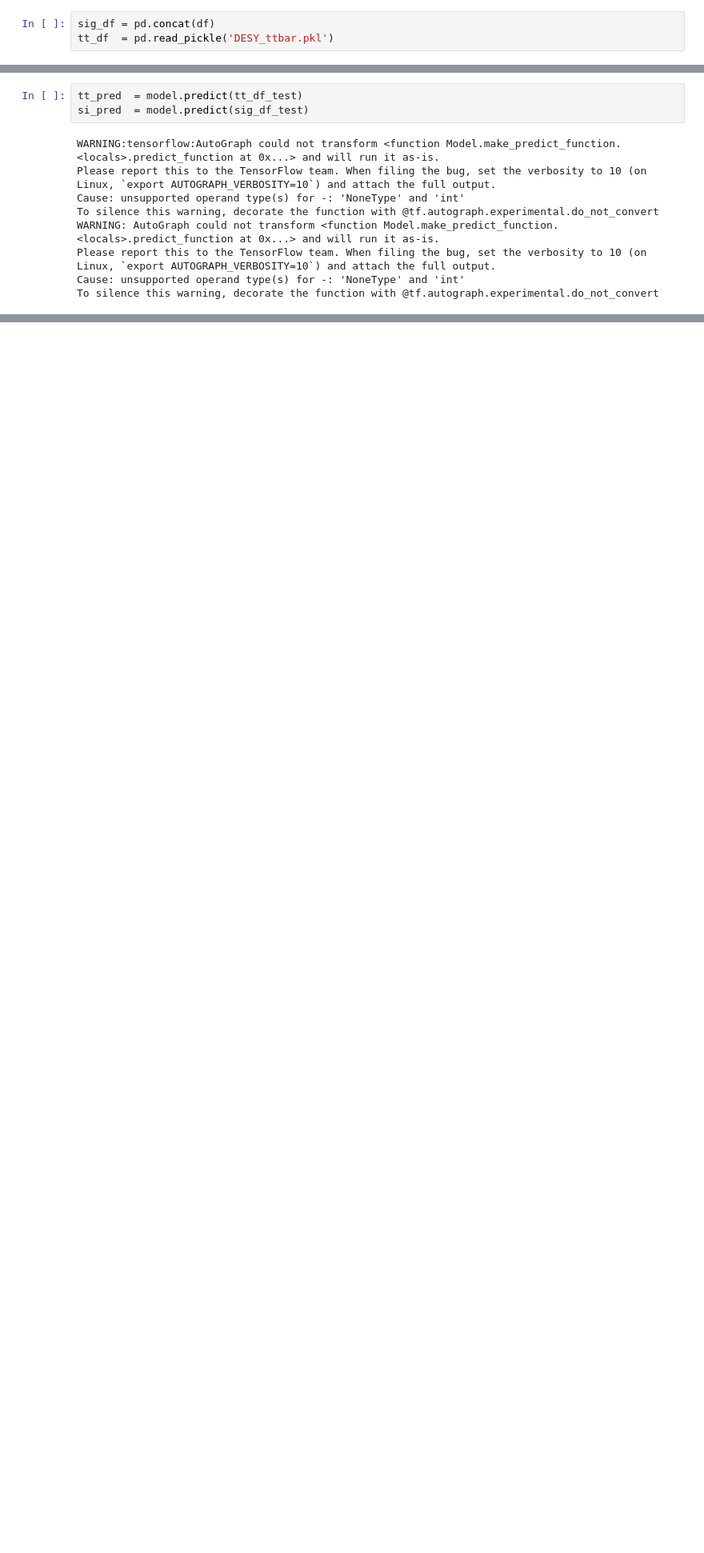
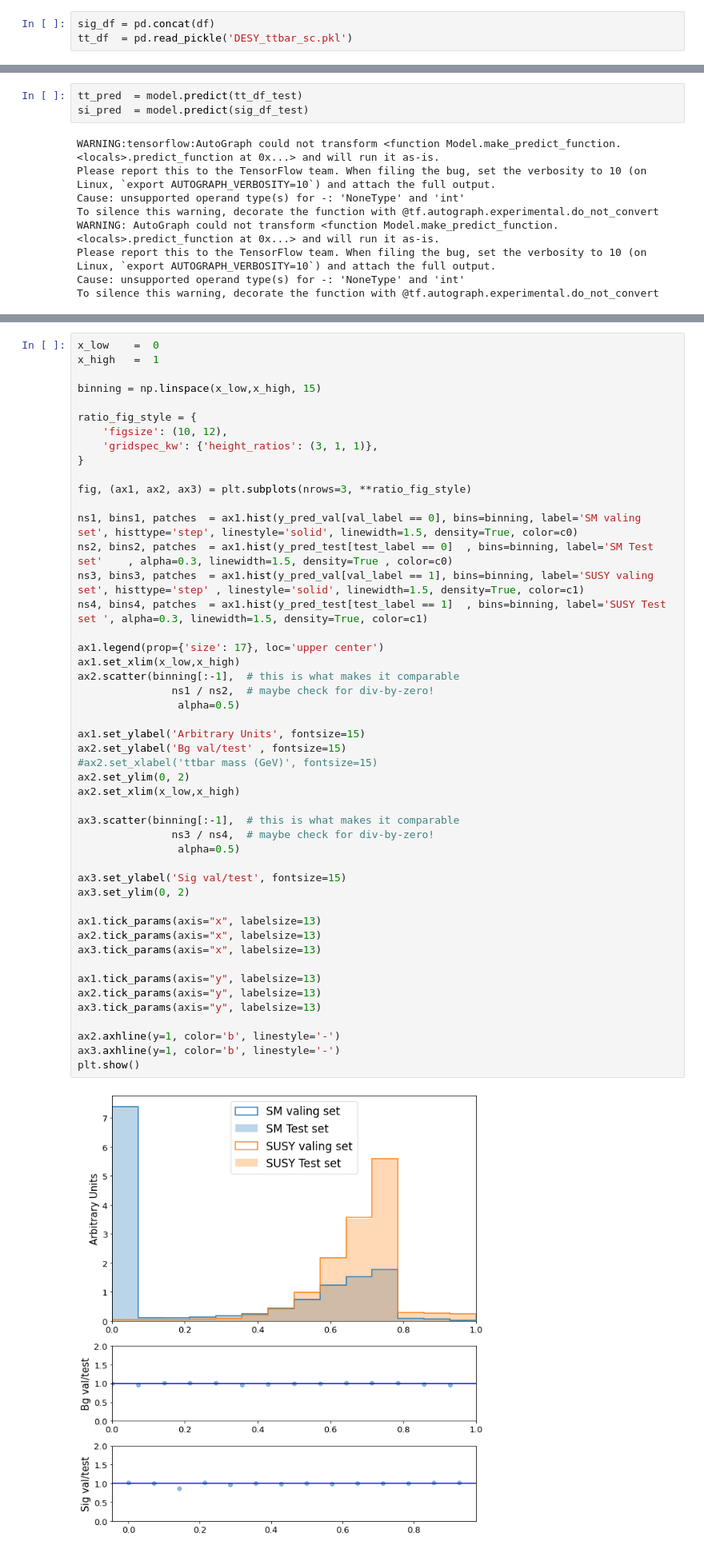
Before and after one commit to jthiema/Top-Quark-Spin-Correlations, a Jupyter notebook: Parametrized_DNN/SUSY all pkls 3 way split.ipynb, the cells around one changed output, grey strips where cells are left out. Shown at 80% size. Saved outputs shown, nothing was run; the diff lists cells and outputs as text; blank space fills up the shorter version.

```diff
--- a/Parametrized_DNN/SUSY all pkls 3 way split.ipynb
+++ b/Parametrized_DNN/SUSY all pkls 3 way split.ipynb
@@ -22,4 +22,4 @@ for i, line in zip(range(75), lines) :
     df.append(pd.read_pickle('Pkl_files/' + str(line)))
 # %%
 sig_df = pd.concat(df)
-tt_df  = pd.read_pickle('DESY_ttbar.pkl')
+tt_df  = pd.read_pickle('DESY_ttbar_sc.pkl')
@@ -294,3 +360,53 @@ plt.legend(loc='best', fontsize=15)
+# %%
+x_low    =  0
+x_high   =  1
+
+binning = np.linspace(x_low,x_high, 15)
+
+ratio_fig_style = {
+    'figsize': (10, 12),
+    'gridspec_kw': {'height_ratios': (3, 1, 1)},
+}
+
+fig, (ax1, ax2, ax3) = plt.subplots(nrows=3, **ratio_fig_style)
+
+ns1, bins1, patches  = ax1.hist(y_pred_val[val_label == 0], bins=binning, label='SM valing set', histtype='step', linestyle='solid', linewidth=1.5, density=True, color=c0)
+ns2, bins2, patches  = ax1.hist(y_pred_test[test_label == 0]  , bins=binning, label='SM Test set'    , alpha=0.3, linewidth=1.5, density=True , color=c0)
+ns3, bins3, patches  = ax1.hist(y_pred_val[val_label == 1], bins=binning, label='SUSY valing set', histtype='step' , linestyle='solid', linewidth=1.5, density=True, color=c1)
+ns4, bins4, patches  = ax1.hist(y_pred_test[test_label == 1]  , bins=binning, label='SUSY Test set ', alpha=0.3, linewidth=1.5, density=True, color=c1)
+
+ax1.legend(prop={'size': 17}, loc='upper center')
+ax1.set_xlim(x_low,x_high)
+ax2.scatter(binning[:-1],  # this is what makes it comparable
+               ns1 / ns2,  # maybe check for div-by-zero!
+                alpha=0.5)
+
+ax1.set_ylabel('Arbitrary Units', fontsize=15)
+ax2.set_ylabel('Bg val/test' , fontsize=15)
+#ax2.set_xlabel('ttbar mass (GeV)', fontsize=15)
+ax2.set_ylim(0, 2)
+ax2.set_xlim(x_low,x_high)
+
+ax3.scatter(binning[:-1],  # this is what makes it comparable
+               ns3 / ns4,  # maybe check for div-by-zero!
+                alpha=0.5)
+
+ax3.set_ylabel('Sig val/test', fontsize=15)
+ax3.set_ylim(0, 2)
+
+ax1.tick_params(axis="x", labelsize=13)
+ax2.tick_params(axis="x", labelsize=13)
+ax3.tick_params(axis="x", labelsize=13)
+
+ax1.tick_params(axis="y", labelsize=13)
+ax2.tick_params(axis="y", labelsize=13)
+ax3.tick_params(axis="y", labelsize=13)
+
+ax2.axhline(y=1, color='b', linestyle='-')
+ax3.axhline(y=1, color='b', linestyle='-')
+plt.show()
+# %% [output]
+[figure, added]
 # %%
 import eli5
 from   eli5.sklearn import PermutationImportance
```
Also changed, not shown: parts of 22 cells of this notebook, 1 other file.
